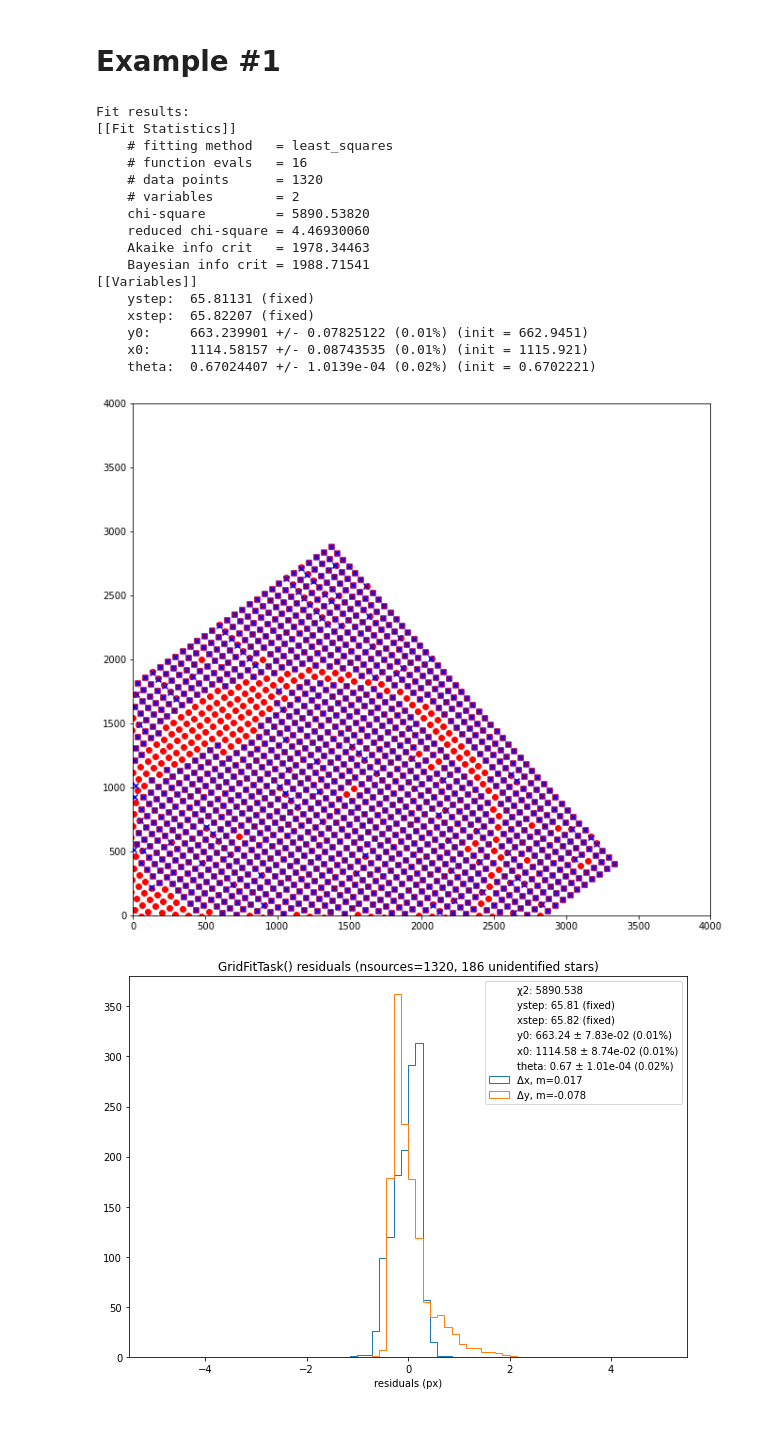
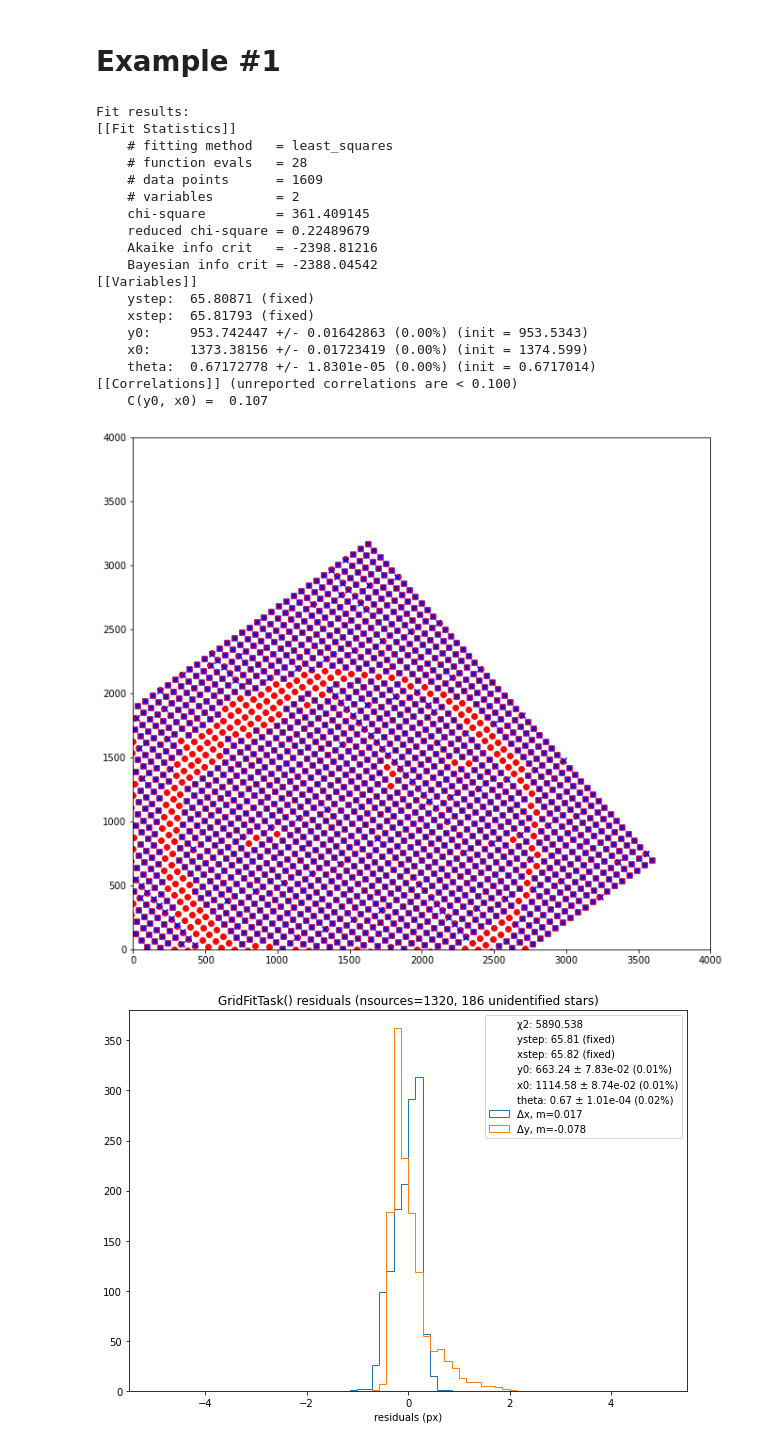
Before and after one commit to Snyder005/mixcoatl, a Jupyter notebook: notebooks/GridSpacingTests.ipynb, the cells around one changed output. Saved outputs shown, nothing was run; the diff lists cells and outputs as text; code cells hidden in the pictures.

```diff
--- a/notebooks/GridSpacingTests.ipynb
+++ b/notebooks/GridSpacingTests.ipynb
@@ -22,43 +22,46 @@ lct = LsstCameraTransforms(camera)
 # %% [markdown]
 # Example #1
 # %%
-i = 98
-infile = glob.glob("/home/abrought/DATA/12784_dither/*.cat")[i]
+i = 1
+infile = sorted(glob.glob("/home/abrought/DATA/12784_dither/*.cat"))[i]
 
 gridfit_task = GridFitTask()
 gridfit_task.config.vary_theta = True
 gridfit_task.config.outfile = 'test_gridspacing_'+ str(i) + '_distorted_grid.fits'
 
 grid, result = gridfit_task.run(infile, ccd_type='E2V')
+
 gY, gX = grid.get_source_centroids(distorted=False)
 
 print("Fit results: ")
 print(fit_report(result))
 
 fig, ax = plt.subplots(1, 1, figsize=(11, 10))
 ax.scatter(gX, gY, color='red', marker='o')
 ax.scatter(gridfit_task.srcX, gridfit_task.srcY, color='blue', marker='x')
 ax.set_xlim(0,4000)
 ax.set_ylim(0,4000)
 plt.savefig("test-" + str(i) + ".png")
 # %% [output]
 Fit results:
 [[Fit Statistics]]
     # fitting method   = least_squares
-    # function evals   = 16
-    # data points      = 1320
+    # function evals   = 28
+    # data points      = 1609
     # variables        = 2
-    chi-square         = 5890.53820
-    reduced chi-square = 4.46930060
-    Akaike info crit   = 1978.34463
-    Bayesian info crit = 1988.71541
+    chi-square         = 361.409145
+    reduced chi-square = 0.22489679
+    Akaike info crit   = -2398.81216
+    Bayesian info crit = -2388.04542
 [[Variables]]
-    ystep:  65.81131 (fixed)
-    xstep:  65.82207 (fixed)
-    y0:     663.239901 +/- 0.07825122 (0.01%) (init = 662.9451)
-    x0:     1114.58157 +/- 0.08743535 (0.01%) (init = 1115.921)
-    theta:  0.67024407 +/- 1.0139e-04 (0.02%) (init = 0.6702221)
+    ystep:  65.80871 (fixed)
+    xstep:  65.81793 (fixed)
+    y0:     953.742447 +/- 0.01642863 (0.00%) (init = 953.5343)
+    x0:     1373.38156 +/- 0.01723419 (0.00%) (init = 1374.599)
+    theta:  0.67172778 +/- 1.8301e-05 (0.00%) (init = 0.6717014)
+[[Correlations]] (unreported correlations are < 0.100)
+    C(y0, x0) =  0.107
-[figure, old version]
+[figure, new version]
 # %%
 residualsX, residualsY, nSources, nUnidentifiedPoints, outliersX, outliersY = fit_check(gridfit_task.srcX,gridfit_task.srcY,gX,gY, 'E2V')
 
```
Also changed, not shown: 4 other files.
